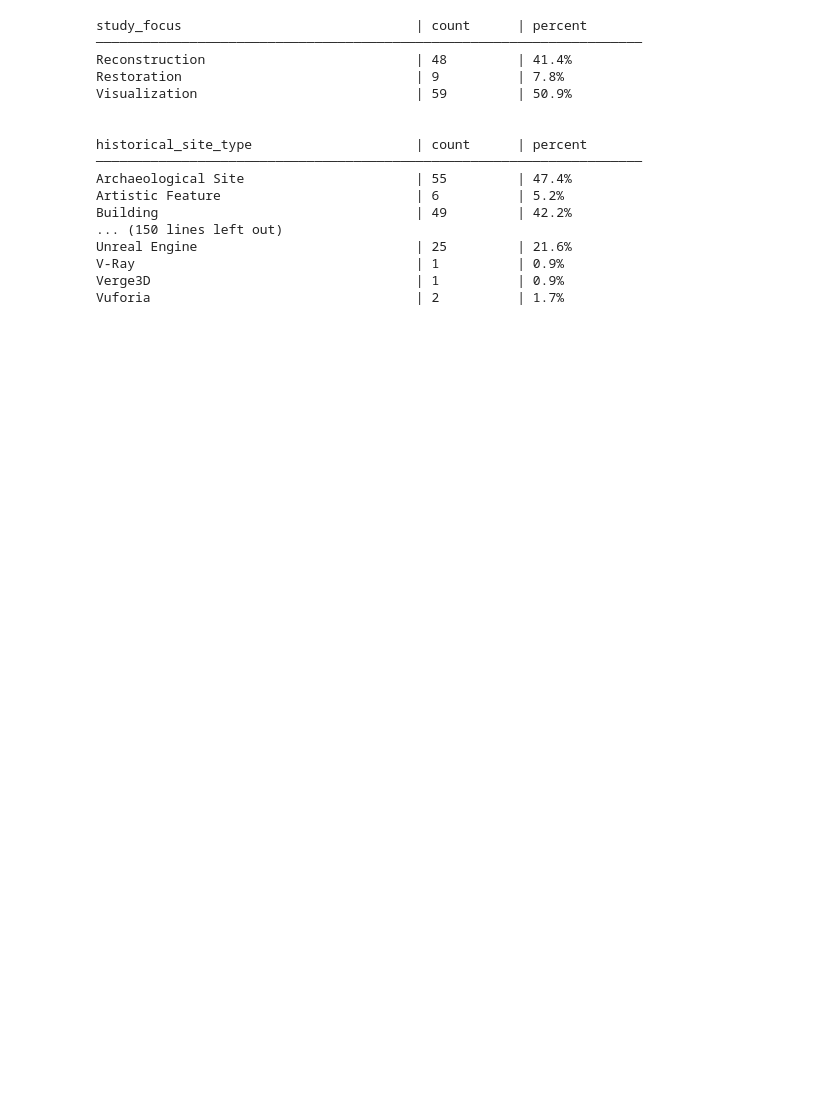
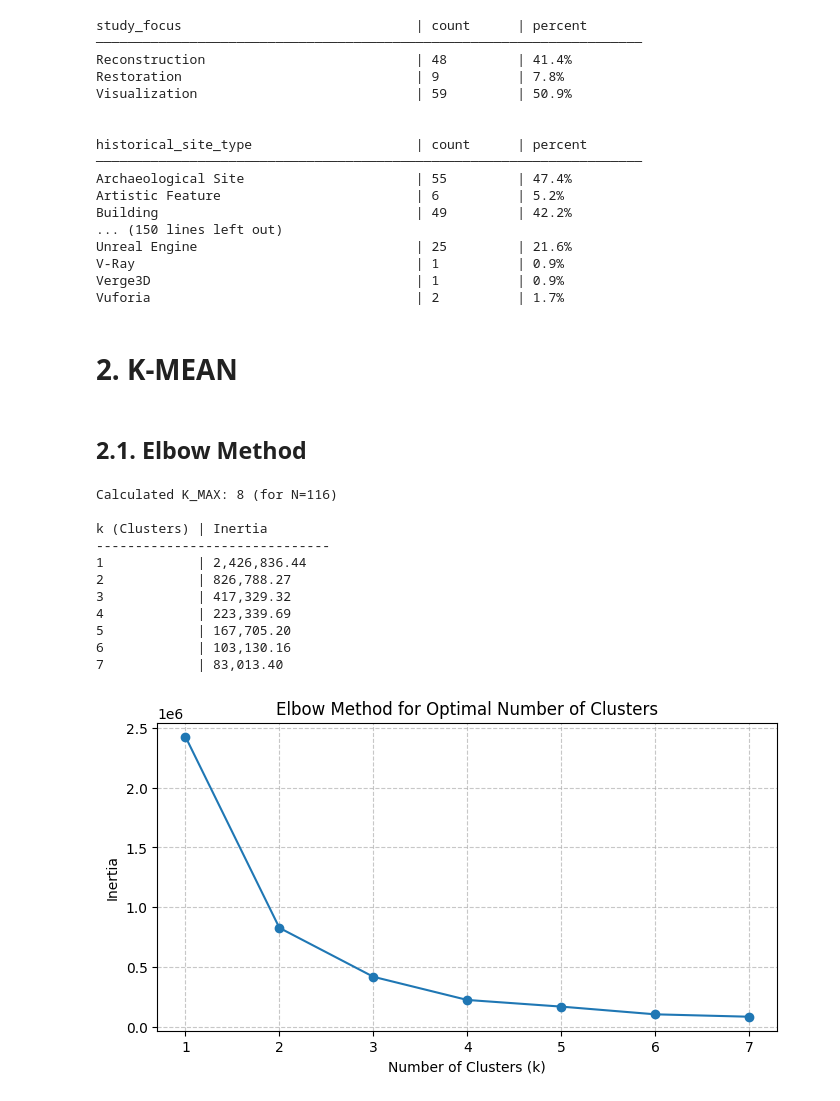
Before and after one commit to KeremDUZENLI/python-sklearn-machine-learning, a Jupyter notebook: main2.ipynb, the cells around one changed output. Cells and saved outputs as stored; diff of their text form; code cells hidden in the pictures; blank space fills up the shorter version.

```diff
--- a/main2.ipynb
+++ b/main2.ipynb
@@ -175,3 +183,61 @@ Unreal Engine                            | 25         | 21.6%
 V-Ray                                    | 1          | 0.9%
 Verge3D                                  | 1          | 0.9%
 Vuforia                                  | 2          | 1.7%
+# %% [markdown]
+# 2. K-MEAN
+# %% [markdown]
+## 2.1. Elbow Method
+# %%
+import numpy as np
+import matplotlib.pyplot as plt
+from sklearn.cluster import KMeans
+
+
+def plot_elbow_method(elos, k_max, random_state):
+    X = np.array(elos).reshape(-1, 1)
+    k_values = list(range(1, k_max))
+
+    inertias = []
+    for k in k_values:
+        k_mean = KMeans(n_clusters=k, random_state=random_state).fit(X)
+        inertias.append(k_mean.inertia_)
+
+    print(f"\n{'k (Clusters)':<12} | {'Inertia'}")
+    print("-" * 30)
+    for k, val in zip(k_values, inertias):
+        print(f"{k:<12} | {val:,.2f}")
+
+    plt.figure(figsize=(8, 4))
+    plt.plot(k_values, inertias, marker="o")
+    plt.xticks(k_values)
+    plt.title("Elbow Method for Optimal Number of Clusters")
+    plt.xlabel("Number of Clusters (k)")
+    plt.ylabel("Inertia")
+    plt.grid(True, linestyle='--', alpha=0.7)
+
+    return plt
+
+
+N     = len(ELOS)
+K_MAX = int(round(np.sqrt(N / 2)))
+print(f"Calculated K_MAX: {K_MAX} (for N={N})")
+
+RANDOM_STATE = 42
+PATH_PLOT    = 'data/K_MEAN.png'
+
+plt = plot_elbow_method(ELOS, K_MAX, RANDOM_STATE)
+plt.savefig(PATH_PLOT)
+plt.show()
+# %% [output]
+Calculated K_MAX: 8 (for N=116)
+
+k (Clusters) | Inertia
+------------------------------
+1            | 2,426,836.44
+2            | 826,788.27
+3            | 417,329.32
+4            | 223,339.69
+5            | 167,705.20
+6            | 103,130.16
+7            | 83,013.40
+[figure, added]
```
Also changed, not shown: parts of 31 cells of this notebook, 1 other file.
